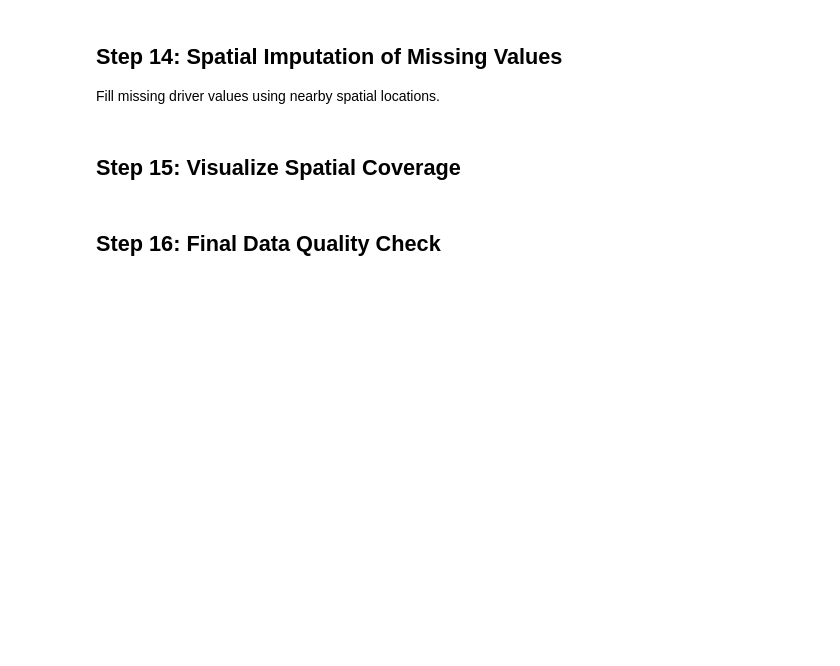
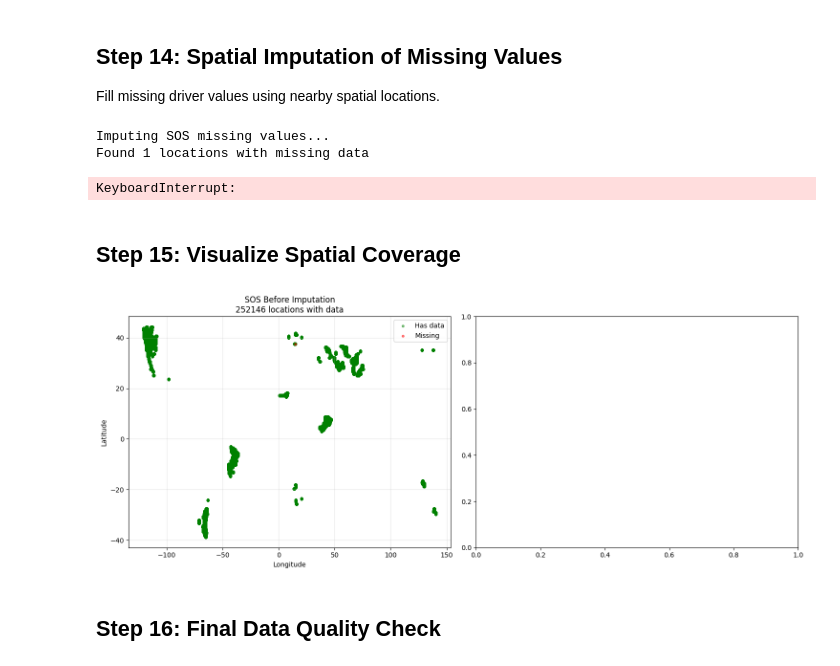
Before and after one commit to AyaLahlou/phenofusion, a Jupyter notebook: notebooks/driversdata_diagnostics.ipynb, the cells around one changed output. Cells and saved outputs as stored; diff of their text form; code cells hidden in the pictures; blank space fills up the shorter version.

Commit message:
Add driver data diagnostics notebook

```diff
--- a/notebooks/driversdata_diagnostics.ipynb
+++ b/notebooks/driversdata_diagnostics.ipynb
@@ -41,7 +41,7 @@ COORD_PATH = f"/burg/glab/users/al4385/data/coordinates/{PFT}.parquet"
 OUTPUT_BASE = f"/burg/glab/users/ms7073/analysis/driversdata/oversampling/{PFT}_diagnostic"
 
 # Phenology detection thresholds
-MIN_DIFF = 0.05 if PFT in ["BET", "SHR"] else 0.20
+MIN_DIFF = 0.01 if PFT in ["BET", "SHR"] else 0.20
 MIN_SLOPE = 0.001 if PFT in ["BET", "SHR"] else 0.002
 
 print(f"Configuration:")
@@ -240,12 +329,17 @@ eos_count = 0
 skipped_incomplete = 0
 skipped_multi_location = 0
 skipped_low_signal = 0
+skipped_nan = 0
+
 
 print(f"Scanning {len(df)} records in batches of {batch_size}...\n")
 
 for start in range(0, len(df), batch_size):
     batch_df = df.iloc[start : start + batch_size]
 
+    if batch_df["CSIF"].isna().any():
+        skipped_nan += 1
+        continue
     # Skip incomplete batches
     if len(batch_df) < batch_size:
         skipped_incomplete += 1
@@ -290,6 +384,7 @@ print(f"  Skipped (multi-location): {skipped_multi_location}")
 print(f"  Skipped (low signal): {skipped_low_signal}")
 print(f"\n  SOS samples detected: {sos_count}")
 print(f"  EOS samples detected: {eos_count}")
+print(f"  Skipped (NaNs): {skipped_nan}")
 
 if sos_count > 0:
     print(f"\n  SOS slopes: min={min(slopes_sos):.6f}, max={max(slopes_sos):.6f}, mean={np.mean(slopes_sos):.6f}")
@@ -385,7 +510,8 @@ def find_max_attention_window(index: int, preds, forecast_window: int) -> int:
     best_start_index = None
 
     # Slide window to find maximum
-    max_start = len(att_array) - forecast_window
+    #max_start = len(att_array) - forecast_window
+    max_start = 336
     for i in range(max_start):
         current_sum = np.sum(att_array[i : i + forecast_window])
         if current_sum > max_sum:
@@ -697,51 +904,41 @@ print("Imputing SOS missing values...")
 sos_imputed_df = impute_nearby_values(sos_coord_driver_df)
 
 print("\nImputing EOS missing values...")
-eos_imputed_df = impute_nearby_values(eos_coord_driver_df)
+#eos_imputed_df = impute_nearby_values(eos_coord_driver_df)
+# %% [output]
+Imputing SOS missing values...
+Found 1 locations with missing data
+KeyboardInterrupt:
 # %% [markdown]
 ## Step 15: Visualize Spatial Coverage
 # %%
 # Visualize spatial coverage for SOS
 fig, axes = plt.subplots(1, 2, figsize=(15, 6))
 
 # Before imputation
 has_data = ~sos_coord_driver_df[driver_cols].isnull().all(axis=1)
 axes[0].scatter(
     sos_coord_driver_df.loc[has_data, 'longitude'],
     sos_coord_driver_df.loc[has_data, 'latitude'],
     c='green', s=10, alpha=0.5, label='Has data'
 )
 axes[0].scatter(
     sos_coord_driver_df.loc[~has_data, 'longitude'],
     sos_coord_driver_df.loc[~has_data, 'latitude'],
     c='red', s=10, alpha=0.5, label='Missing'
 )
 axes[0].set_title(f'SOS Before Imputation\n{has_data.sum()} locations with data')
 axes[0].set_xlabel('Longitude')
 axes[0].set_ylabel('Latitude')
 axes[0].legend()
 axes[0].grid(True, alpha=0.3)
 
-# After imputation
-has_data_imp = ~sos_imputed_df[driver_cols].isnull().all(axis=1)
-axes[1].scatter(
-    sos_imputed_df.loc[has_data_imp, 'longitude'],
-    sos_imputed_df.loc[has_data_imp, 'latitude'],
-    c='green', s=10, alpha=0.5, label='Has data'
-)
-axes[1].scatter(
-    sos_imputed_df.loc[~has_data_imp, 'longitude'],
-    sos_imputed_df.loc[~has_data_imp, 'latitude'],
-    c='red', s=10, alpha=0.5, label='Missing'
-)
-axes[1].set_title(f'SOS After Imputation\n{has_data_imp.sum()} locations with data')
-axes[1].set_xlabel('Longitude')
-axes[1].set_ylabel('Latitude')
-axes[1].legend()
-axes[1].grid(True, alpha=0.3)
+
 
 plt.tight_layout()
 plt.show()
+# %% [output]
+[figure, added]
 # %%
 # Visualize spatial coverage for EOS
 fig, axes = plt.subplots(1, 2, figsize=(15, 6))
```
Also changed, not shown: parts of 16 cells of this notebook.
